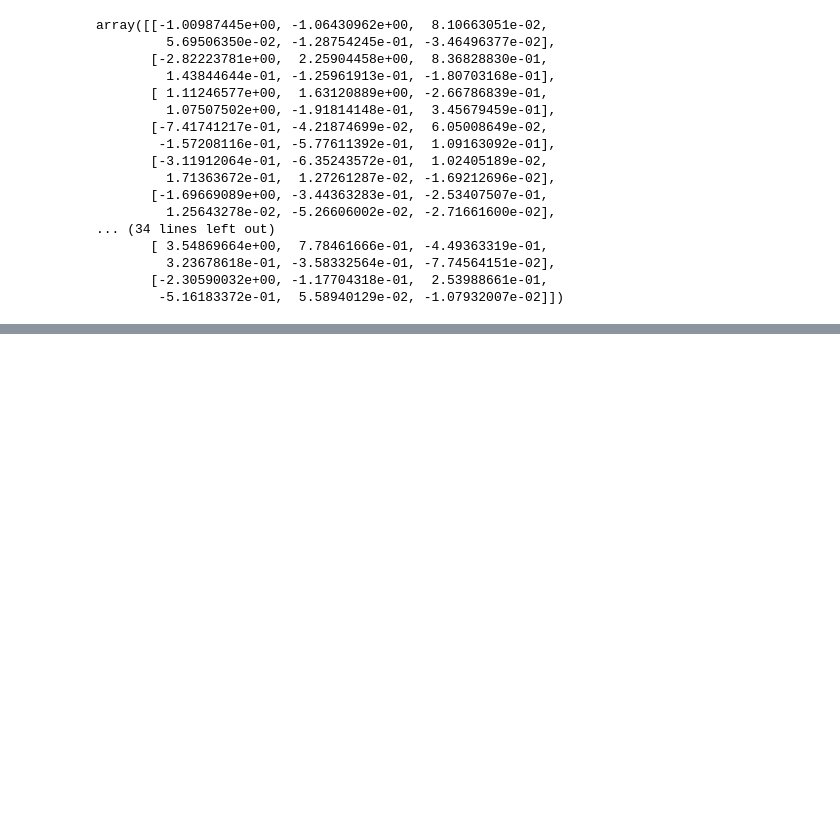
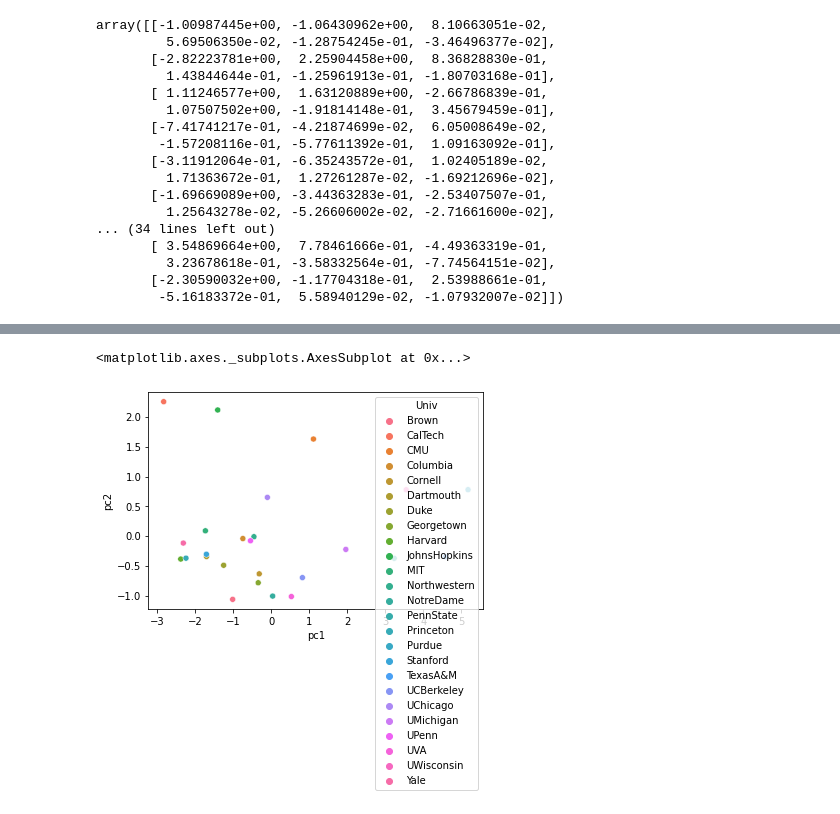
Before and after one commit to Aashrit77/Python, a Jupyter notebook: PCA.ipynb, the cells around one changed output, grey strips where cells are left out. Drawn from its saved outputs; the diff is of its cells as text; code cells hidden in the pictures; blank space fills up the shorter version.

```diff
--- a/PCA.ipynb
+++ b/PCA.ipynb
@@ -140,0 +165,3 @@ array([[-0.45774863, -0.42714437,  0.42430805,  0.39064831, -0.36252316,
+# %%
+# now let us use only the first 2 pcs and combine it with the uni to visualize:
+finaldf = pd.concat([pd.DataFrame(pca_values[:,0:2],columns=["pc1","pc2"]),uni[["Univ"]]],axis=1)
@@ -140,0 +177,6 @@ array([[-0.45774863, -0.42714437,  0.42430805,  0.39064831, -0.36252316,
+# %%
+import seaborn as sns
+sns.scatterplot(x="pc1",y="pc2",hue="Univ",data=finaldf)
+# %% [output]
+<matplotlib.axes._subplots.AxesSubplot at 0x...>
+[figure, added]
```
Also changed, not shown: parts of 9 cells of this notebook.
